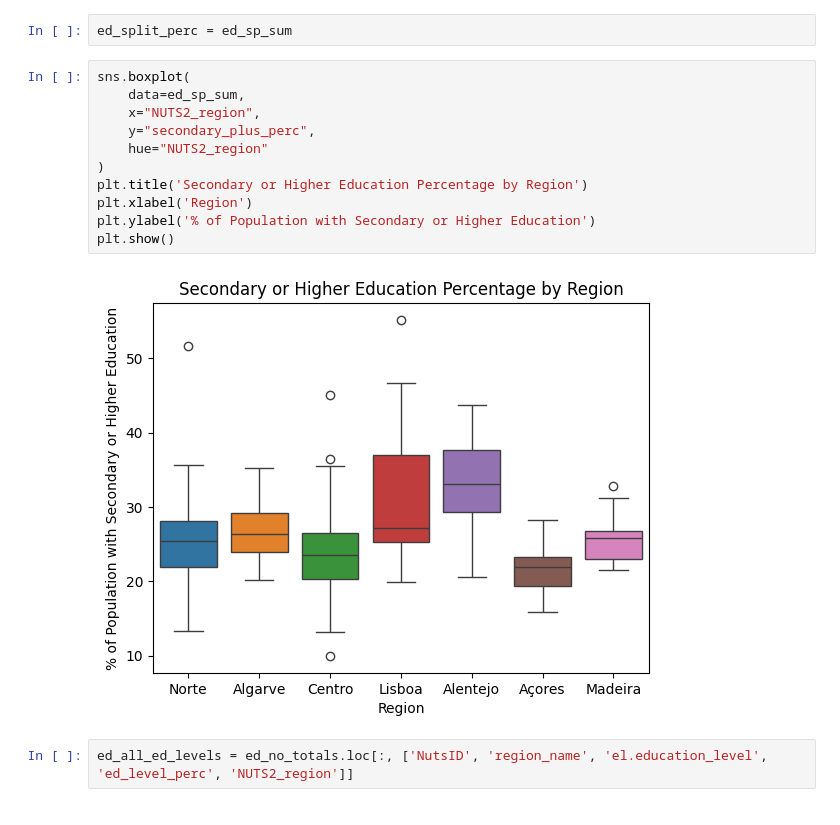
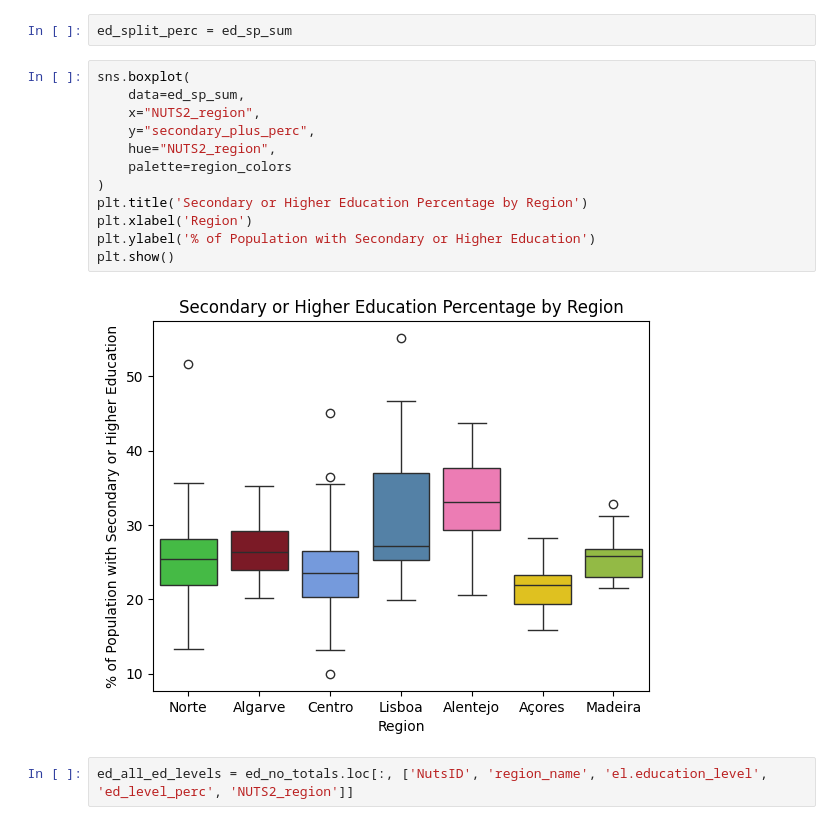
Before and after one commit to domwelsh/avcad_final, a Jupyter notebook: Codes/dom_PCA_NUTS4.ipynb, the cells around one changed output. Drawn from its saved outputs; the diff is of its cells as text.

```diff
--- a/Codes/dom_PCA_NUTS4.ipynb
+++ b/Codes/dom_PCA_NUTS4.ipynb
@@ -353,16 +353,17 @@ ed_split_perc = ed_sp_sum
 # %%
 sns.boxplot(
     data=ed_sp_sum,
     x="NUTS2_region",
     y="secondary_plus_perc",
-    hue="NUTS2_region"
+    hue="NUTS2_region",
+    palette=region_colors
 )
 plt.title('Secondary or Higher Education Percentage by Region')
 plt.xlabel('Region')
 plt.ylabel('% of Population with Secondary or Higher Education')
 plt.show()
 # %% [output]
-[figure, old version]
+[figure, new version]
 # %%
 ed_all_ed_levels = ed_no_totals.loc[:, ['NutsID', 'region_name', 'el.education_level', 'ed_level_perc', 'NUTS2_region']]
 # %%
```
Also changed, not shown: parts of 17 cells of this notebook, 2 other files.
